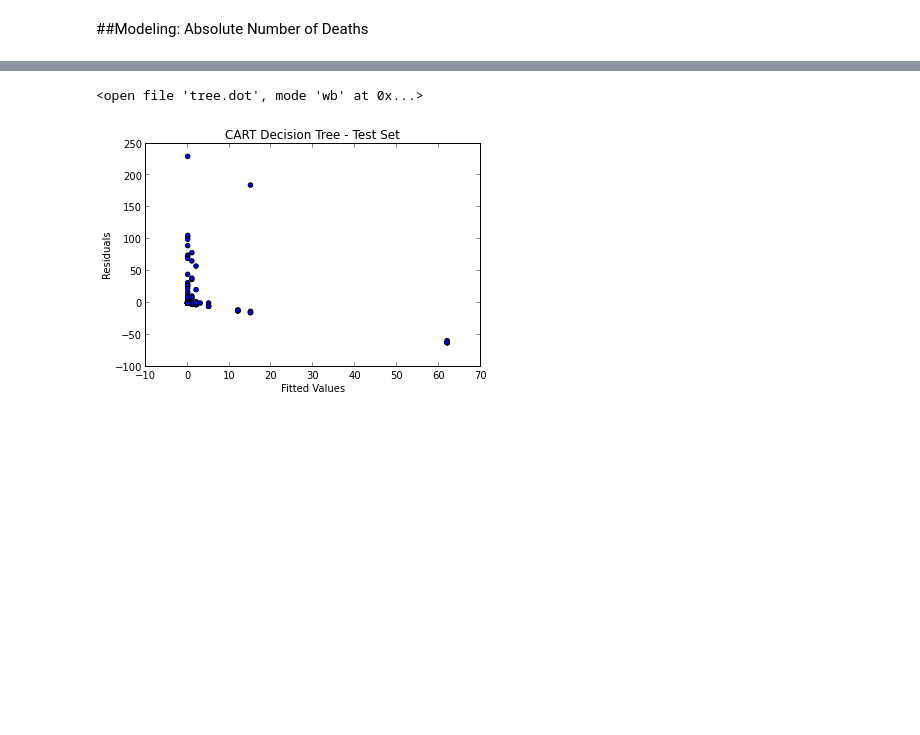
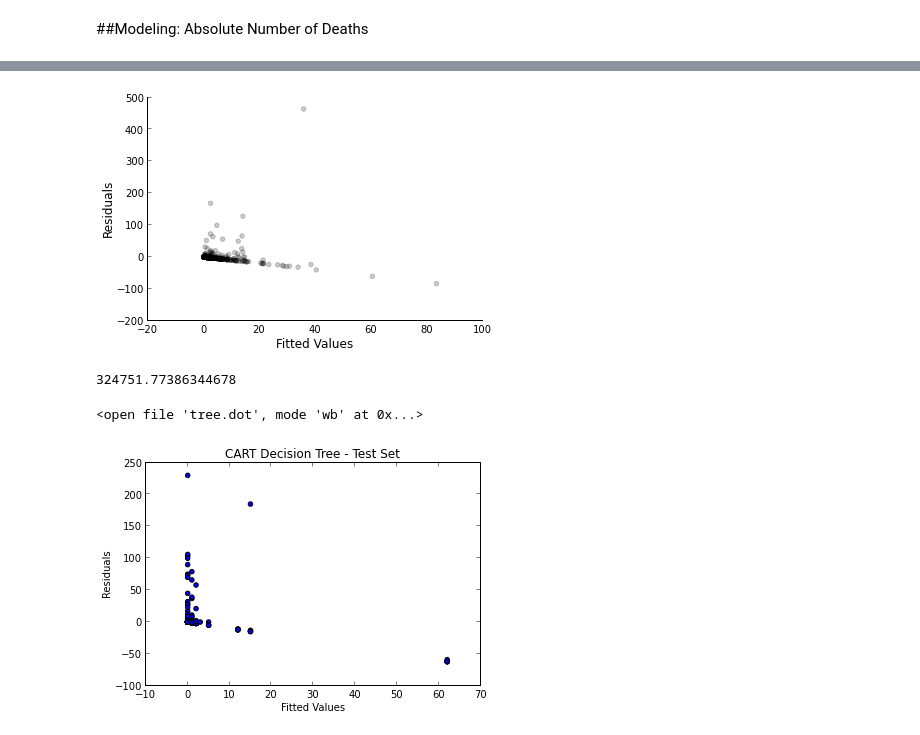
Before and after one commit to boyasm/STAT-222, a Jupyter notebook: Boyas 222 Project.ipynb, the cells around one changed output, grey strips where cells are left out. Saved outputs shown, nothing was run; the diff lists cells and outputs as text; code cells hidden in the pictures; blank space fills up the shorter version.

```diff
--- a/Boyas 222 Project.ipynb
+++ b/Boyas 222 Project.ipynb
@@ -113,6 +113,7 @@ scad.polity[scad.polity == -88] = np.nan
 scad.polity2[scad.polity2 == -66] = np.nan
 scad.polity[scad.polity2 == -77] = np.nan
 scad.polity[scad.polity2 == -88] = np.nan
+scad.etype[scad.etype == -9] = np.nan
 # %%
 #Recode dominant religion as a dummy numeric variable
 levels = dict([(val, i) for i, val in enumerate(set(scad.domRel))])
@@ -511,8 +516,9 @@ Figure 6 above attemps to show the difference between the two maps included in F
 # %% [markdown]
 ###Logistic Regression
 # %%
+# Set aside 30% of the dataset as a testing set to use after fitting the model
 crossVal = [False] * (len(scad))
-numTest = int(0.2*len(scad))
+numTest = int(0.3*len(scad))
 crossVal[0:numTest] = [True] * numTest
 crossVal = np.random.permutation(crossVal)
 train = scad[~crossVal]
@@ -692,0 +764,13 @@ predAnalysis
+# %%
+#Poisson predict number of deaths
+v = train[['ndeath', 'npart', 'domRelNum', 'polity2', 'cgovtarget', 'etype', 'cinc', 'pec']]
+v = v[~np.isnan(v).any(1)]
+dummies = pd.get_dummies(v.etype, prefix='etype')
+v = v.drop('etype', 1)
+v = v.join(dummies.ix[:, 'etype_2.0':])
+dummies = pd.get_dummies(v.domRelNum, prefix='rel')
+v = v.drop('domRelNum', 1)
+v = v.join(dummies.ix[:, 'rel_0.0':])
+v['intercept'] = 1.0
+mod = sm.NegativeBinomial(v.ndeath, v[v.columns[1:]], missing='drop').fit()
+print mod.summary()
@@ -693 +795,38 @@ predAnalysis
+# %%
+# Residual vs. Fitted Value Plot for Poisson Model (on test set)
+v = test[['ndeath', 'npart', 'escalation', 'polity2', 'cgovtarget', 'etype', 'cinc']]
+v = v[~np.isnan(v).any(1)]
+dummies = pd.get_dummies(v.etype, prefix='etype')
+v = v.drop('etype', 1)
+v = v.join(dummies.ix[:, 'etype_2.0':])
+#dummies = pd.get_dummies(v.escalation, prefix='escalation')
+v = v.drop('escalation', 1)
+#v = v.join(dummies.ix[:, 'escalation_2.0':])
+v['intercept'] = 1.0
+
+fitted = mod.predict(v[v.columns[1:]])
+fitted.shape = (len(fitted),1)
+true = v[['ndeath']].values
+resid = true - fitted
+
+fig = plt.figure()
+ax = fig.add_subplot(111)
+width=0.5
+p1 = ax.scatter(fitted, resid, color='black', alpha=0.2)
+
+axesToLose = ['top', 'right']
+for axis in axesToLose:
+    ax.spines[axis].set_visible(False)
+
+ax.xaxis.set_ticks_position('none')
+ax.yaxis.set_ticks_position('left')
+
+ax.set_ylabel('Residuals', fontsize=12)
+ax.set_xlabel('Fitted Values', fontsize=12)
+
+plt.show()
+np.sum(np.square(resid))
+# %% [output]
+[figure, added]
+324751.77386344678
 # %%
```
Also changed, not shown: parts of 20 cells of this notebook.
